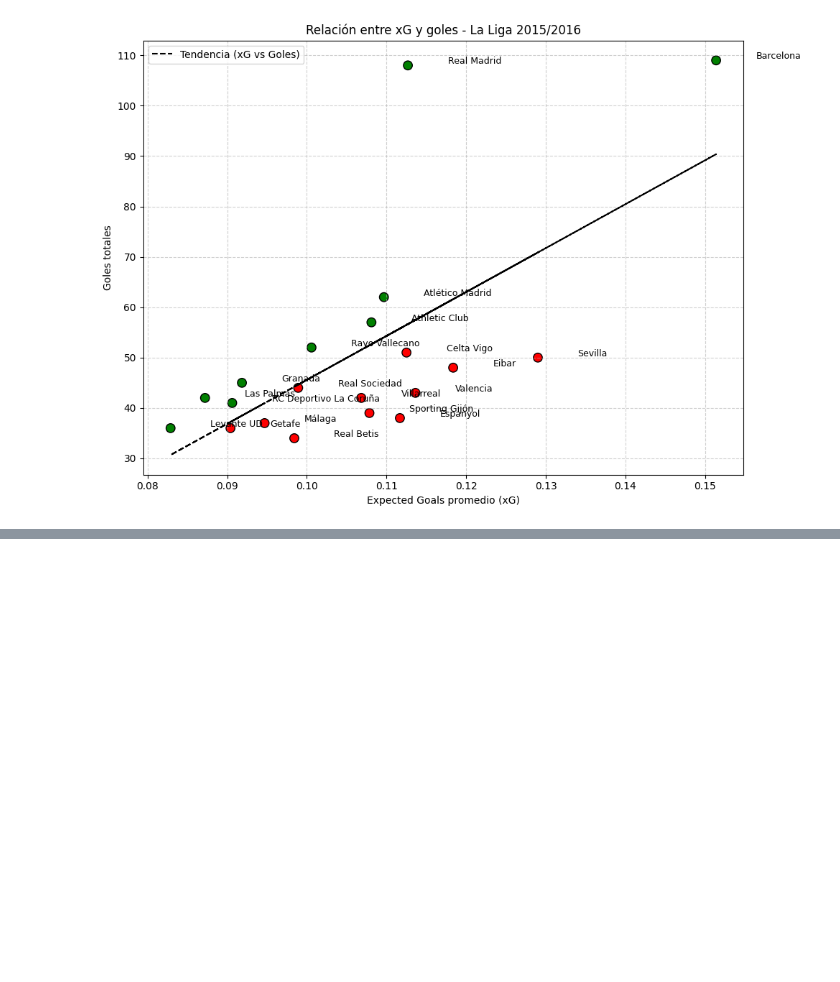
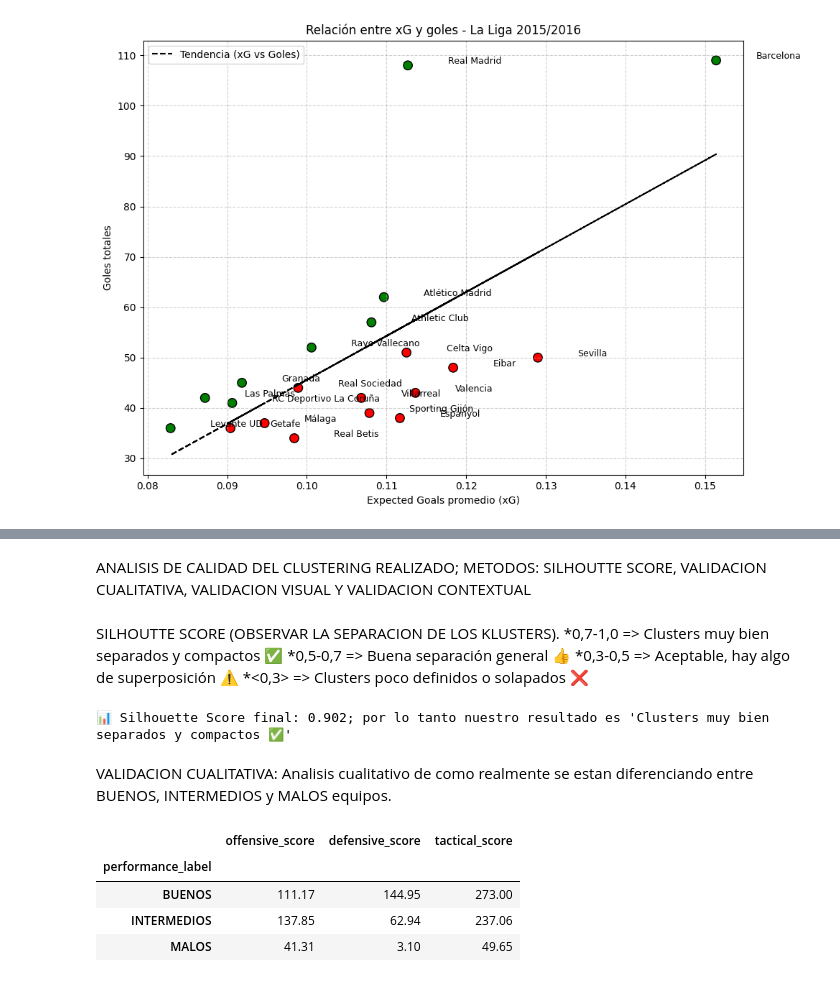
Before and after one commit to VainstubTomas/Aprendizaje_Automatico_Grandes_Datos, a Jupyter notebook: main.ipynb, the cells around one changed output, grey strips where cells are left out. Cells and saved outputs as stored; diff of their text form; code cells hidden in the pictures; blank space fills up the shorter version.

```diff
--- a/main.ipynb
+++ b/main.ipynb
@@ -1070,0 +799,24 @@ Esto sugiere que los equipos Top y No Top son parecidos en algunas métricas (po
+# %% [markdown]
+ANALISIS DE CALIDAD DEL CLUSTERING REALIZADO; METODOS: SILHOUTTE SCORE, VALIDACION CUALITATIVA, VALIDACION VISUAL Y VALIDACION CONTEXTUAL
+# %% [markdown]
+SILHOUTTE SCORE (OBSERVAR LA SEPARACION DE LOS KLUSTERS).
+*0,7-1,0 => Clusters muy bien separados y compactos ✅
+*0,5-0,7 => Buena separación general 👍
+*0,3-0,5 => Aceptable, hay algo de superposición ⚠️
+*<0,3> => Clusters poco definidos o solapados ❌
+# %%
+silhouette_avg = silhouette_score(X_scaled, df_model['cluster'])
+print(f"📊 Silhouette Score final: {silhouette_avg:.3f}; por lo tanto nuestro resultado es 'Clusters muy bien separados y compactos ✅'")
+# %% [output]
+📊 Silhouette Score final: 0.902; por lo tanto nuestro resultado es 'Clusters muy bien separados y compactos ✅'
+# %% [markdown]
+VALIDACION CUALITATIVA: Analisis cualitativo de como realmente se estan diferenciando entre BUENOS, INTERMEDIOS y MALOS equipos.
+# %%
+df_summary = df_model.groupby('performance_label')[['offensive_score', 'defensive_score', 'tactical_score']].mean().round(2)
+display(df_summary)
+# %% [output]
+|  | offensive_score | defensive_score | tactical_score |
+| performance_label |  |  |  |
+| BUENOS | 111.17 | 144.95 | 273.00 |
+| INTERMEDIOS | 137.85 | 62.94 | 237.06 |
+| MALOS | 41.31 | 3.10 | 49.65 |
```
Also changed, not shown: parts of 38 cells of this notebook.
